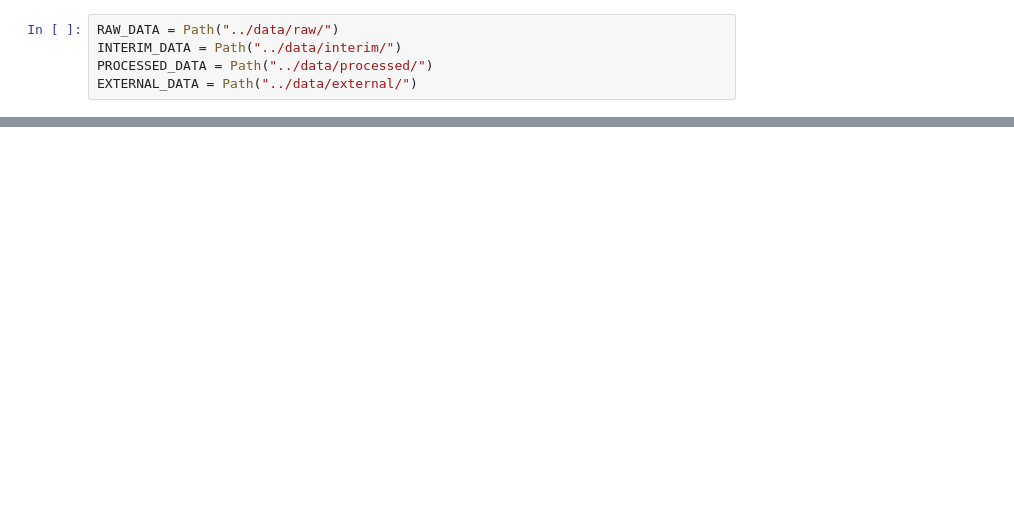
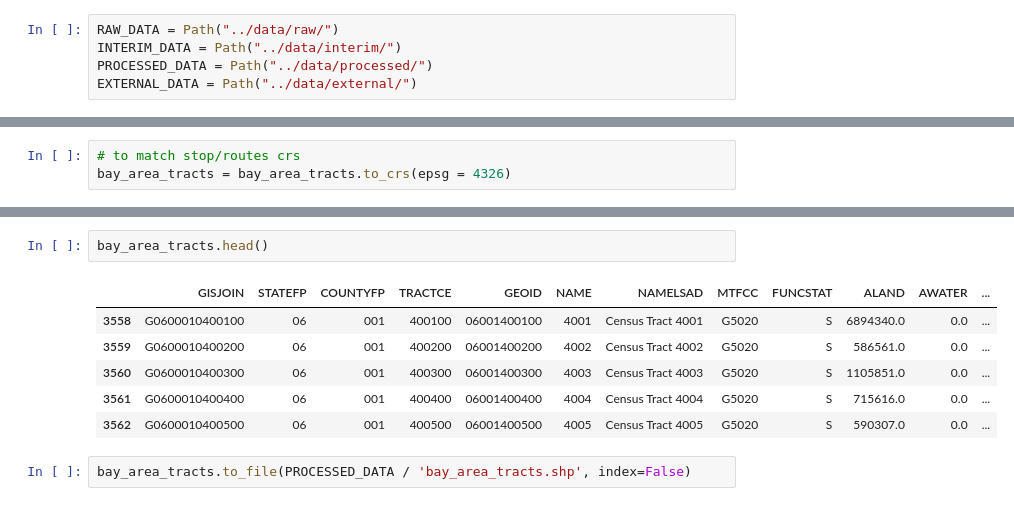
Before and after one commit to vivaladataviz/east-bay-transit, a Jupyter notebook: notebooks/00_DataPrep.ipynb, the cells around one changed output, grey strips where cells are left out. Saved outputs shown, nothing was run; the diff lists cells and outputs as text; blank space fills up the shorter version.

```diff
--- a/notebooks/00_DataPrep.ipynb
+++ b/notebooks/00_DataPrep.ipynb
@@ -39,0 +139,3 @@ data = pd.read_
+# %%
+# to match stop/routes crs
+bay_area_tracts = bay_area_tracts.to_crs(epsg = 4326)
@@ -39,0 +156,11 @@ data = pd.read_
+# %%
+bay_area_tracts.head()
+# %% [output]
+|  | GISJOIN | STATEFP | COUNTYFP | TRACTCE | GEOID | NAME | NAMELSAD | MTFCC | FUNCSTAT | ALAND | AWATER | ... |
+| 3558 | G0600010400100 | 06 | 001 | 400100 | 06001400100 | 4001 | Census Tract 4001 | G5020 | S | 6894340.0 | 0.0 | ... |
+| 3559 | G0600010400200 | 06 | 001 | 400200 | 06001400200 | 4002 | Census Tract 4002 | G5020 | S | 586561.0 | 0.0 | ... |
+| 3560 | G0600010400300 | 06 | 001 | 400300 | 06001400300 | 4003 | Census Tract 4003 | G5020 | S | 1105851.0 | 0.0 | ... |
+| 3561 | G0600010400400 | 06 | 001 | 400400 | 06001400400 | 4004 | Census Tract 4004 | G5020 | S | 715616.0 | 0.0 | ... |
+| 3562 | G0600010400500 | 06 | 001 | 400500 | 06001400500 | 4005 | Census Tract 4005 | G5020 | S | 590307.0 | 0.0 | ... |
+# %%
+bay_area_tracts.to_file(PROCESSED_DATA / 'bay_area_tracts.shp', index=False)
```
Also changed, not shown: parts of 27 cells of this notebook, 1 other file.
